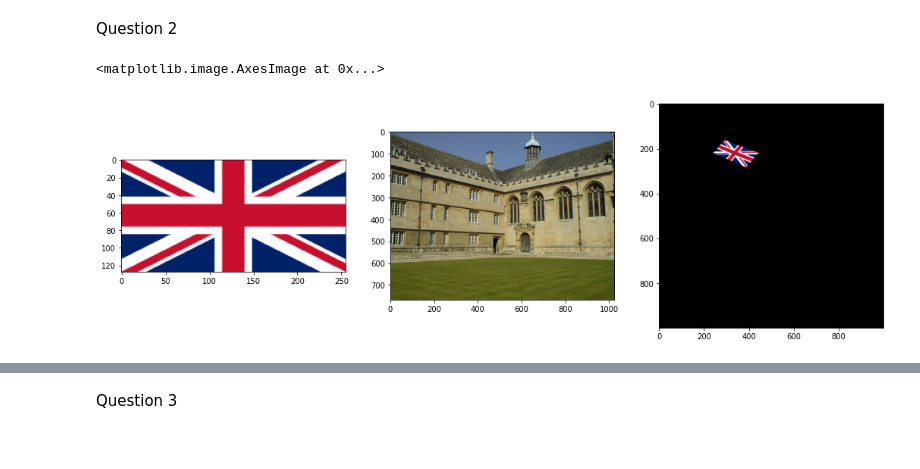
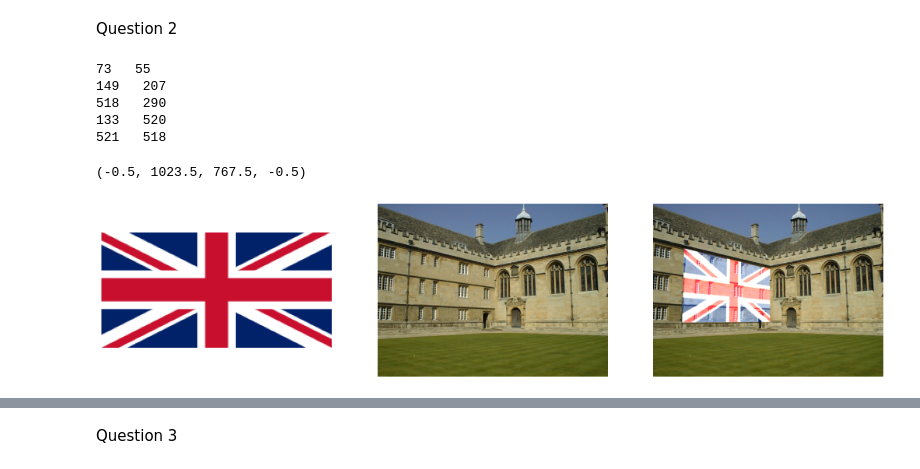
Before and after one commit to SenuriMR/EN2550---Fundamentals-of-Image-Processing-and-Machine-Vision, a Jupyter notebook: Assignment 2/Assignment_2.ipynb, the cells around one changed output, grey strips where cells are left out. Drawn from its saved outputs; the diff is of its cells as text; code cells hidden in the pictures.

Commit message:
Assignment 2 - Superimposing images by using homography and warping (q2)

```diff
--- a/Assignment 2/Assignment_2.ipynb
+++ b/Assignment 2/Assignment_2.ipynb
@@ -33,20 +53,43 @@ Question 2
+# %%
+im1 = cv.imread(r'./flag.png', cv.IMREAD_ANYCOLOR)
+assert im1 is not None
+cv.imshow("Image 1",im1)
+cv.setMouseCallback("Image 1",click)
+cv.waitKey(0)
+
+bg = cv.imread(r'./images/001.jpg', cv.IMREAD_ANYCOLOR)
+assert bg is not None
+cv.imshow("Image 2",bg)
+cv.setMouseCallback("Image 2",click)
+cv.waitKey(0)
+cv.destroyAllWindows()
+# %% [output]
+73   55
+149   207
+518   290
+133   520
+521   518
 # %%
 im1 = cv.imread(r'./flag.png', cv.IMREAD_ANYCOLOR)
-im2 = cv.imread(r'./images/001.jpg', cv.IMREAD_ANYCOLOR)
+bg = cv.imread(r'./images/001.jpg', cv.IMREAD_ANYCOLOR)
 
-#pts_src = np.array(
-#pts_dst = np.array(
+rows,cols,ch = bg.shape
 
-H, status = cv.findHomography(pts_src, pts_dst)
-im1to2 = cv.warpPerspective(im1, H, (1000,1000))
+pts1 = np.float32([[0,0],[255,0],[0,125],[255,125]]) # flag coords
+pts2 = np.float32([[140,200],[520, 290],[130,520],[520,520]]) # building coords
+
+M = cv.getPerspectiveTransform(pts1,pts2)
+dst = cv.warpPerspective(im1,M,(cols,rows))
+
+overlay = cv.add(bg, dst)
 
 fig,ax = plt.subplots(1,3, figsize = (18, 18))
 ax[0].imshow(cv.cvtColor(im1, cv.COLOR_BGR2RGB))
-#ax[0].axis('off')
-ax[1].imshow(cv.cvtColor(im2, cv.COLOR_BGR2RGB))
-#ax[1].axis('off')
-ax[2].imshow(cv.cvtColor(im1to2, cv.COLOR_BGR2RGB))
-#ax[2].axis('off')
+ax[0].axis('off')
+ax[1].imshow(cv.cvtColor(bg, cv.COLOR_BGR2RGB))
+ax[1].axis('off')
+ax[2].imshow(cv.cvtColor(overlay, cv.COLOR_BGR2RGB))
+ax[2].axis('off')
 # %% [output]
-<matplotlib.image.AxesImage at 0x...>
+(-0.5, 1023.5, 767.5, -0.5)
-[figure, old version]
+[figure, new version]
```
Also changed, not shown: parts of 7 cells of this notebook, 6 other files.
